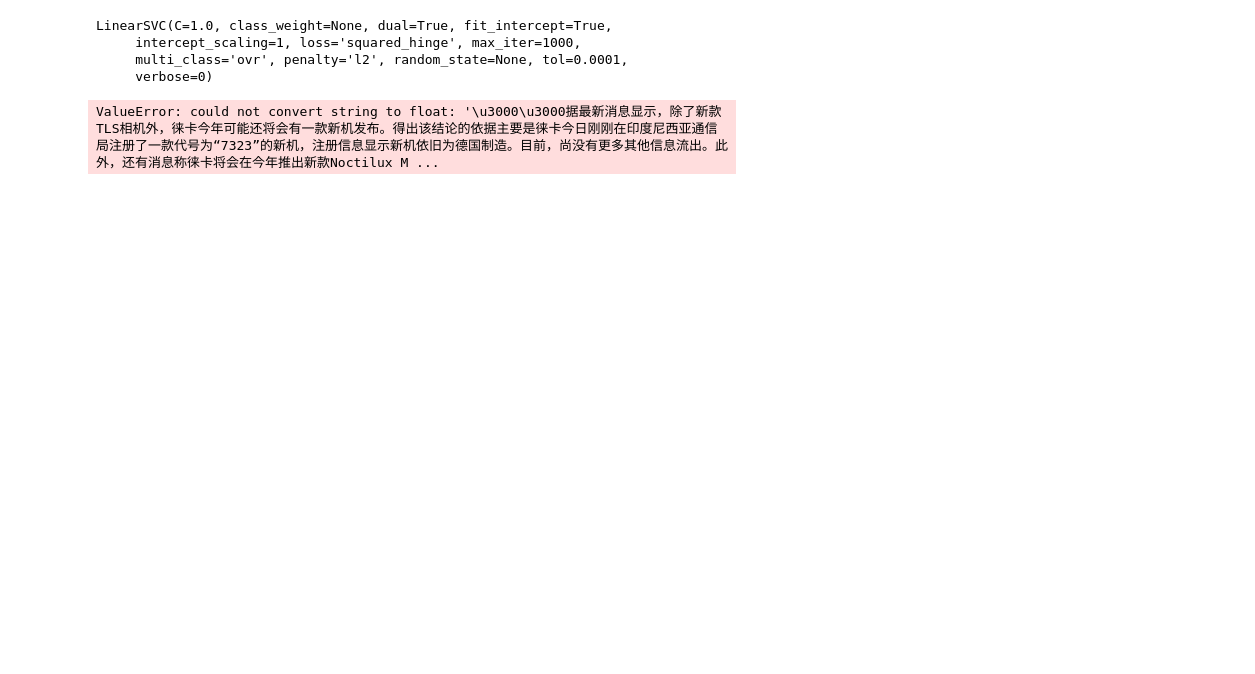
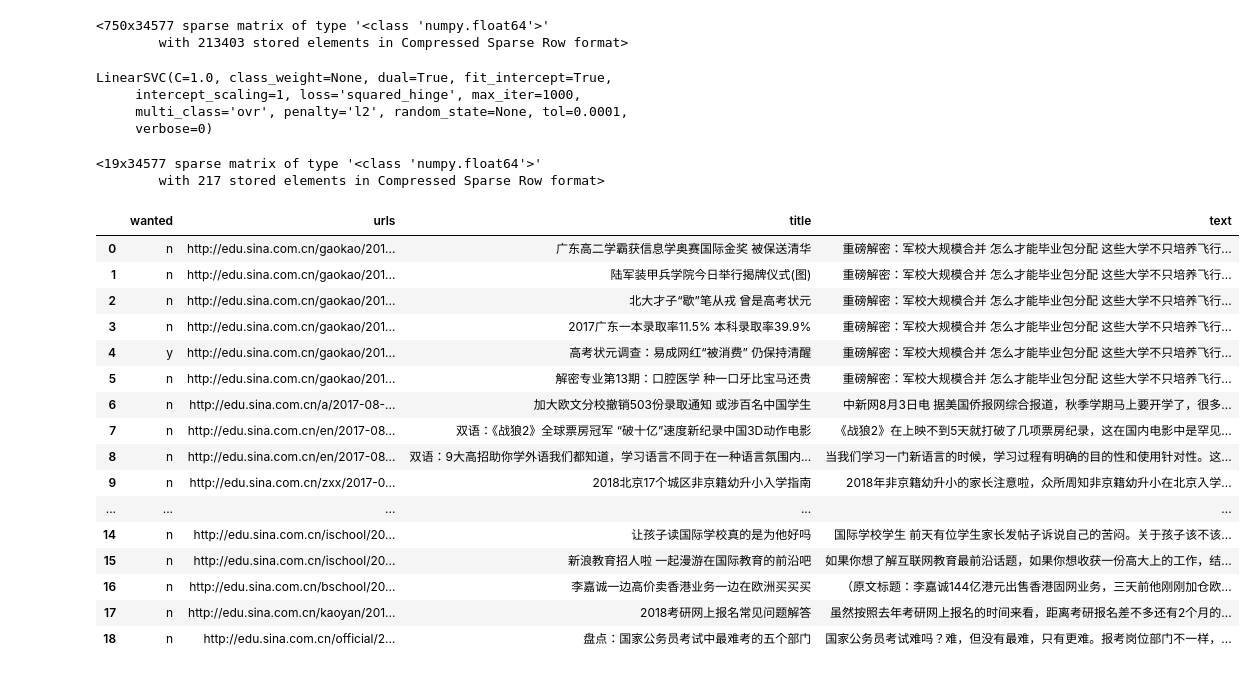
Before and after one commit to 384401056/PythonProject, a Jupyter notebook: 机器学习实践/05_创建自定义的新闻源.ipynb, the cells around one changed output. Drawn from its saved outputs; the diff is of its cells as text; code cells hidden in the pictures; blank space fills up the shorter version.

```diff
--- a/机器学习实践/05_创建自定义的新闻源.ipynb
+++ b/机器学习实践/05_创建自定义的新闻源.ipynb
@@ -36,23 +57,16 @@ print(len(corpus))
 import os
 import sys
 from sklearn import feature_extraction
-from sklearn.feature_extraction.text import TfidfTransformer
-from sklearn.feature_extraction.text import CountVectorizer
+from sklearn.feature_extraction.text import TfidfVectorizer
 from sklearn.svm import LinearSVC
 
-vectorizer = CountVectorizer()  # 该类会将文本中的词语转换为词频矩阵，矩阵元素a[i][j] 表示j词在i类文本下的词频
-transformer = TfidfTransformer()  # 该类会统计每个词语的tf-idf权值
-
-tfidf = transformer.fit_transform(vectorizer.fit_transform(corpus))  # 第一个fit_transform是计算tf-idf，第二个fit_transform是将文本转为词频矩阵
-
-word = vectorizer.get_feature_names()  # 获取词袋模型中的所有词语
-weight = tfidf.toarray()  # 将tf-idf矩阵抽取出来，元素a[i][j]表示j词在i类文本中的tf-idf权重
-
-# for i in range(len(weight)):  # 打印每类文本的tf-idf词语权重，第一个for遍历所有文本，第二个for便利某一类文本下的词语权重
-#     print(u"######################################这里输出第", i,
-#           u"类文本的词语tf-idf权重#############################################")
-#     for j in range(len(word)):
-#         print(word[j], '    ', weight[i][j])
+# 将文档转换为tf-idf向量
+vect = TfidfVectorizer()
+tv = vect.fit_transform(df_text['text'])
+tv
+# %% [output]
+<750x34577 sparse matrix of type '<class 'numpy.float64'>'
+        with 213403 stored elements in Compressed Sparse Row format>
 # %%
 # 将tf-idf矩阵传递给SVM模型
 clf = LinearSVC()
@@ -63,20 +77,15 @@ LinearSVC(C=1.0, class_weight=None, dual=True, fit_intercept=True,
      intercept_scaling=1, loss='squared_hinge', max_iter=1000,
      multi_class='ovr', penalty='l2', random_state=None, tol=0.0001,
      verbose=0)
-# %%
-#　将新下载的文章转为DataFrame
-test_uf = pd.read_csv(r'C:\Users\Administrator\Desktop\test.csv', encoding='utf-8')
-
-# test_uf
-
-# 将数据转为向量矩阵
-# vec = CountVectorizer()  # 该类会将文本中的词语转换为词频矩阵，矩阵元素a[i][j] 表示j词在i类文本下的词频
-tran = TfidfTransformer()  # 该类会统计每个词语的tf-idf权值
-# vectran = tran.fit_transform(vec.fit_transform(test_uf['text']))  # 第一个fit_transform是计算tf-idf，第二个fit_transform是将文本转为词频矩阵
-
-test_matrix=tran.transform(test_uf['text'])
-model.predict(test_matrix)
-
-# results = pd.DataFrame(model.predict(test_matrix), columns = ['wanted'])
-# %% [output]
-ValueError: could not convert string to float: '\u3000\u3000据最新消息显示，除了新款TLS相机外，徕卡今年可能还将会有一款新机发布。得出该结论的依据主要是徕卡今日刚刚在印度尼西亚通信局注册了一款代号为“7323”的新机，注册信息显示新机依旧为德国制造。目前，尚没有更多其他信息流出。此外，还有消息称徕卡将会在今年推出新款Noctilux M ...
+# %%
+#　将新下载的文章转为DataFrame
+test_uf = pd.read_csv(r'csv/test03.csv', encoding='utf-8')
+zf = test_uf['text'].apply(lambda x: str(x).lstrip()) # 去除空格
+zf.reset_index(drop=True, inplace=True)
+
+# 将数据转为向量矩阵
+test_matrix = vect.transform(zf)
+test_matrix
+# %% [output]
+<19x34577 sparse matrix of type '<class 'numpy.float64'>'
+        with 217 stored elements in Compressed Sparse Row format>
@@ -82,0 +94,21 @@ ValueError: could not convert string to float: '\u3000\u3000据最新消息显
+# %%
+rez = pd.merge(results, test_uf, left_index = True, right_index = True)
+rez
+# %% [output]
+|  | wanted | urls | title | text |
+| 0 | n | http://edu.sina.com.cn/gaokao/201... | 广东高二学霸获信息学奥赛国际金奖 被保送清华 | 重磅解密：军校大规模合并 怎么才能毕业包分配 这些大学不只培养飞行... |
+| 1 | n | http://edu.sina.com.cn/gaokao/201... | 陆军装甲兵学院今日举行揭牌仪式(图) | 重磅解密：军校大规模合并 怎么才能毕业包分配 这些大学不只培养飞行... |
+| 2 | n | http://edu.sina.com.cn/gaokao/201... | 北大才子“歇”笔从戎 曾是高考状元 | 重磅解密：军校大规模合并 怎么才能毕业包分配 这些大学不只培养飞行... |
+| 3 | n | http://edu.sina.com.cn/gaokao/201... | 2017广东一本录取率11.5% 本科录取率39.9% | 重磅解密：军校大规模合并 怎么才能毕业包分配 这些大学不只培养飞行... |
+| 4 | y | http://edu.sina.com.cn/gaokao/201... | 高考状元调查：易成网红“被消费” 仍保持清醒 | 重磅解密：军校大规模合并 怎么才能毕业包分配 这些大学不只培养飞行... |
+| 5 | n | http://edu.sina.com.cn/gaokao/201... | 解密专业第13期：口腔医学 种一口牙比宝马还贵 | 重磅解密：军校大规模合并 怎么才能毕业包分配 这些大学不只培养飞行... |
+| 6 | n | http://edu.sina.com.cn/a/2017-08-... | 加大欧文分校撤销503份录取通知 或涉百名中国学生 | 中新网8月3日电 据美国侨报网综合报道，秋季学期马上要开学了，很多... |
+| 7 | n | http://edu.sina.com.cn/en/2017-08... | 双语：《战狼2》全球票房冠军 “破十亿”速度新纪录中国3D动作电影 | 《战狼2》在上映不到5天就打破了几项票房纪录，这在国内电影中是罕见... |
+| 8 | n | http://edu.sina.com.cn/en/2017-08... | 双语：9大高招助你学外语我们都知道，学习语言不同于在一种语言氛围内... | 当我们学习一门新语言的时候，学习过程有明确的目的性和使用针对性。这... |
+| 9 | n | http://edu.sina.com.cn/zxx/2017-0... | 2018北京17个城区非京籍幼升小入学指南 | 2018年非京籍幼升小的家长注意啦，众所周知非京籍幼升小在北京入学... |
+| ... | ... | ... | ... | ... |
+| 14 | n | http://edu.sina.com.cn/ischool/20... | 让孩子读国际学校真的是为他好吗 | 国际学校学生 前天有位学生家长发帖子诉说自己的苦闷。关于孩子该不该... |
+| 15 | n | http://edu.sina.com.cn/ischool/20... | 新浪教育招人啦 一起漫游在国际教育的前沿吧 | 如果你想了解互联网教育最前沿话题，如果你想收获一份高大上的工作，结... |
+| 16 | n | http://edu.sina.com.cn/bschool/20... | 李嘉诚一边高价卖香港业务一边在欧洲买买买 | （原文标题：李嘉诚144亿港元出售香港固网业务，三天前他刚刚加仓欧... |
+| 17 | n | http://edu.sina.com.cn/kaoyan/201... | 2018考研网上报名常见问题解答 | 虽然按照去年考研网上报名的时间来看，距离考研报名差不多还有2个月的... |
+| 18 | n | http://edu.sina.com.cn/official/2... | 盘点：国家公务员考试中最难考的五个部门 | 国家公务员考试难吗？难，但没有最难，只有更难。报考岗位部门不一样，... |
```
Also changed, not shown: parts of 5 cells of this notebook, 3 other files.
